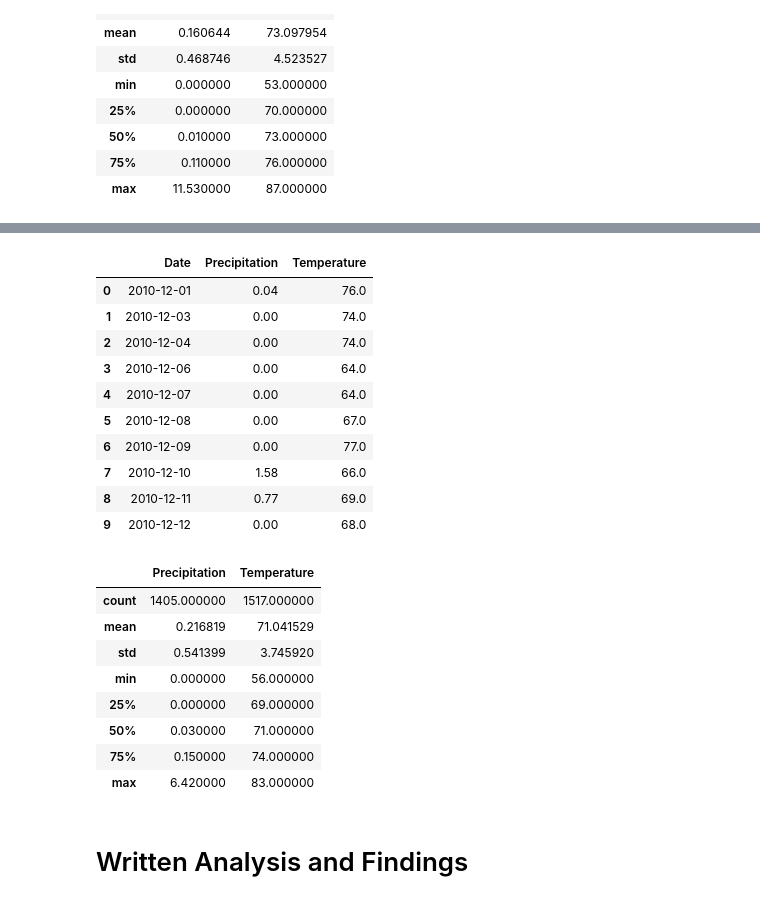
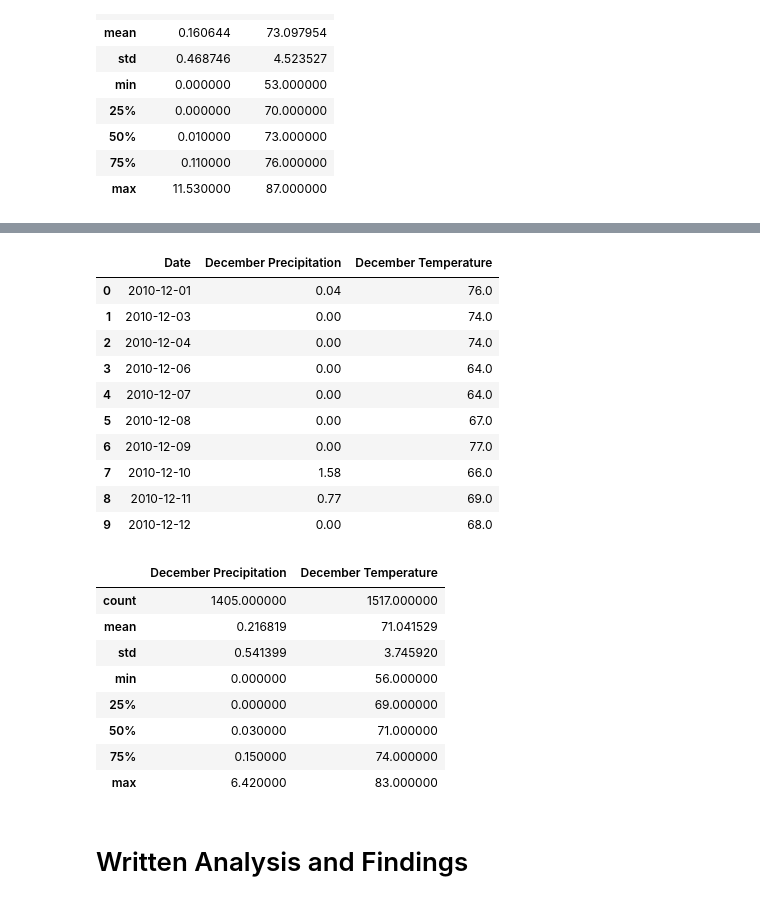
Before and after one commit to hillarykrumbholz/Surfs_Up, a Jupyter notebook: climate_analysis.ipynb, the cells around one changed output, grey strips where cells are left out. Cells and saved outputs as stored; diff of their text form; code cells hidden in the pictures.

```diff
--- a/climate_analysis.ipynb
+++ b/climate_analysis.ipynb
@@ -187,12 +187,12 @@ june_df.describe()
 # %%
 #Identify key statistical data in December across all of the stations and years using the describe() function.
 dec_results = session.query(Measurement.date, Measurement.prcp, Measurement.tobs).\
     filter(Measurement.date.contains("-12-")).all()
 # Create a dataframe for all June data points across all years and stations
-dec_df = pd.DataFrame(dec_results, columns = ["Date", "Precipitation", "Temperature"])
+dec_df = pd.DataFrame(dec_results, columns = ["Date", "December Precipitation", "December Temperature"])
 dec_df.head(10)
 # %% [output]
-|  | Date | Precipitation | Temperature |
+|  | Date | December Precipitation | December Temperature |
 | 0 | 2010-12-01 | 0.04 | 76.0 |
 | 1 | 2010-12-03 | 0.00 | 74.0 |
 | 2 | 2010-12-04 | 0.00 | 74.0 |
@@ -206,7 +206,7 @@ dec_df.head(10)
 # %%
 dec_df.describe()
 # %% [output]
-|  | Precipitation | Temperature |
+|  | December Precipitation | December Temperature |
 | count | 1405.000000 | 1517.000000 |
 | mean | 0.216819 | 71.041529 |
 | std | 0.541399 | 3.745920 |
```
Also changed, not shown: parts of 2 cells of this notebook, 2 other files.
